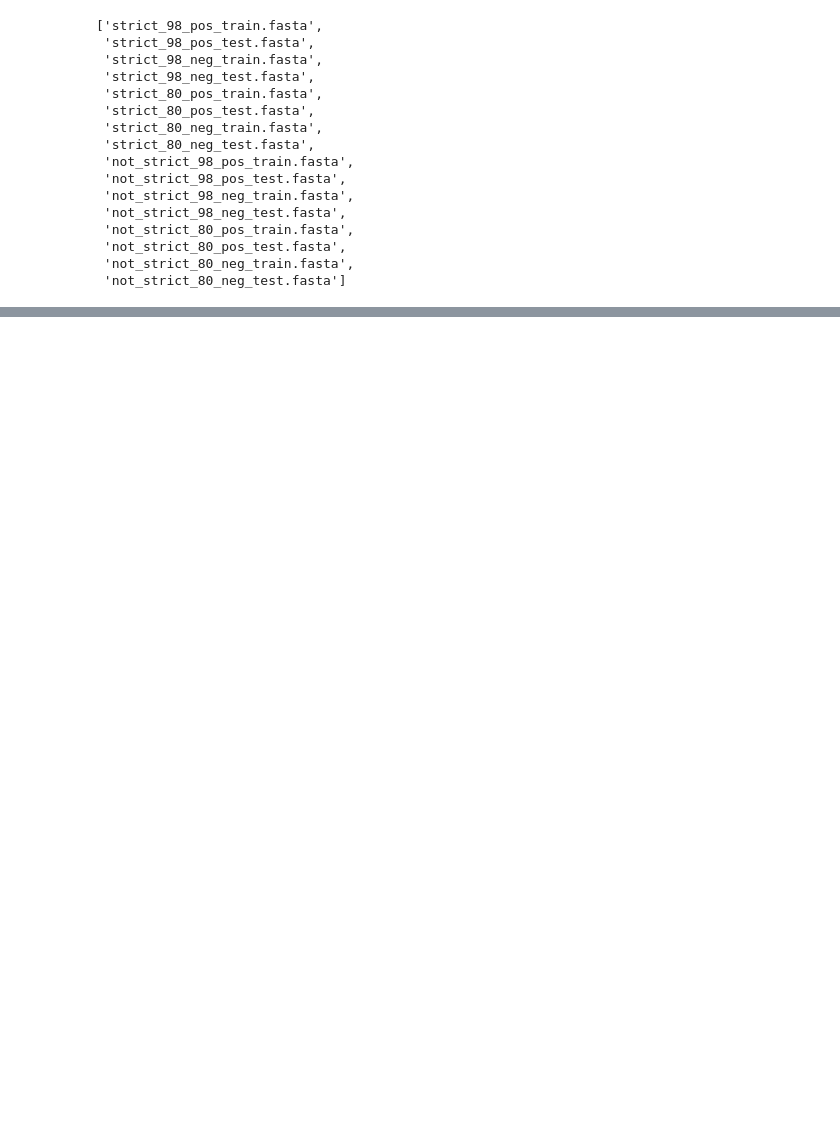
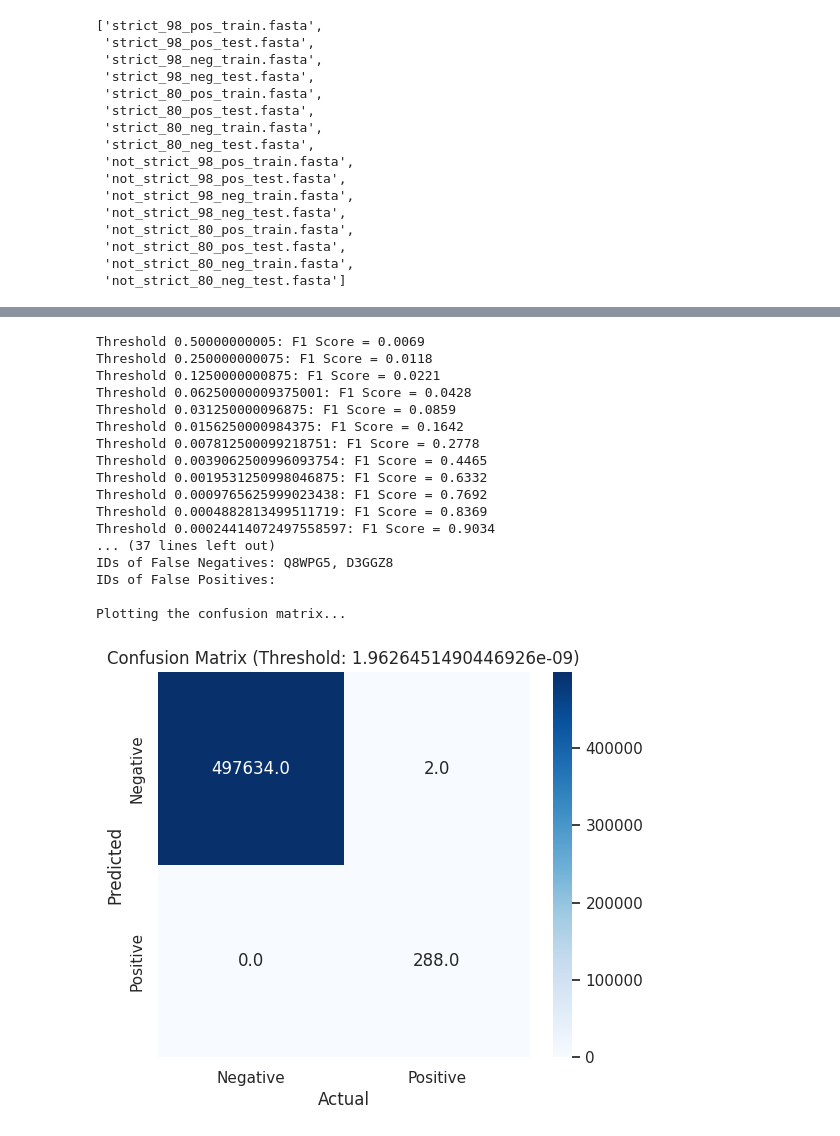
Before and after one commit to heispv/lab-of-bioinformatics-project, a Jupyter notebook: lab_final_project.ipynb, the cells around one changed output, grey strips where cells are left out. Saved outputs shown, nothing was run; the diff lists cells and outputs as text; code cells hidden in the pictures; blank space fills up the shorter version.

```diff
--- a/lab_final_project.ipynb
+++ b/lab_final_project.ipynb
@@ -1178,2 +1117,25 @@ F1 Score: 0.9936
 Plotting the confusion matrix...
 [figure]
+# %%
+not_strict_train_98 = 'not_strict_98_train.data'
+not_strict_opt_th_98 = find_optimal_threshold(not_strict_train_98)
+evaluate_thresholds(not_strict_train_98, not_strict_opt_th_98)
+# %% [output]
+Threshold 0.50000000005: F1 Score = 0.0069
+Threshold 0.250000000075: F1 Score = 0.0118
+Threshold 0.1250000000875: F1 Score = 0.0221
+Threshold 0.06250000009375001: F1 Score = 0.0428
+Threshold 0.031250000096875: F1 Score = 0.0859
+Threshold 0.0156250000984375: F1 Score = 0.1642
+Threshold 0.007812500099218751: F1 Score = 0.2778
+Threshold 0.0039062500996093754: F1 Score = 0.4465
+Threshold 0.0019531250998046875: F1 Score = 0.6332
+Threshold 0.0009765625999023438: F1 Score = 0.7692
+Threshold 0.0004882813499511719: F1 Score = 0.8369
+Threshold 0.00024414072497558597: F1 Score = 0.9034
+... (37 lines left out)
+IDs of False Negatives: Q8WPG5, D3GGZ8
+IDs of False Positives:
+
+Plotting the confusion matrix...
+[figure, added]
```
Also changed, not shown: parts of 81 cells of this notebook.
